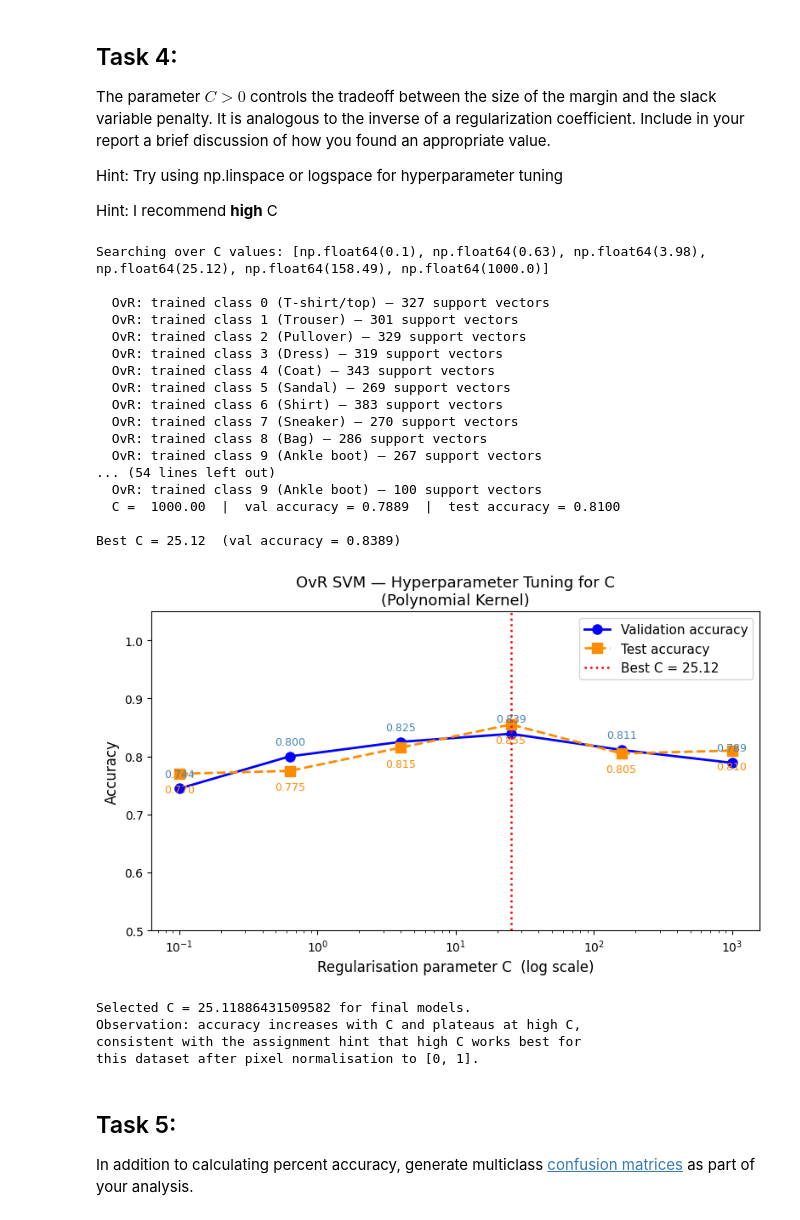
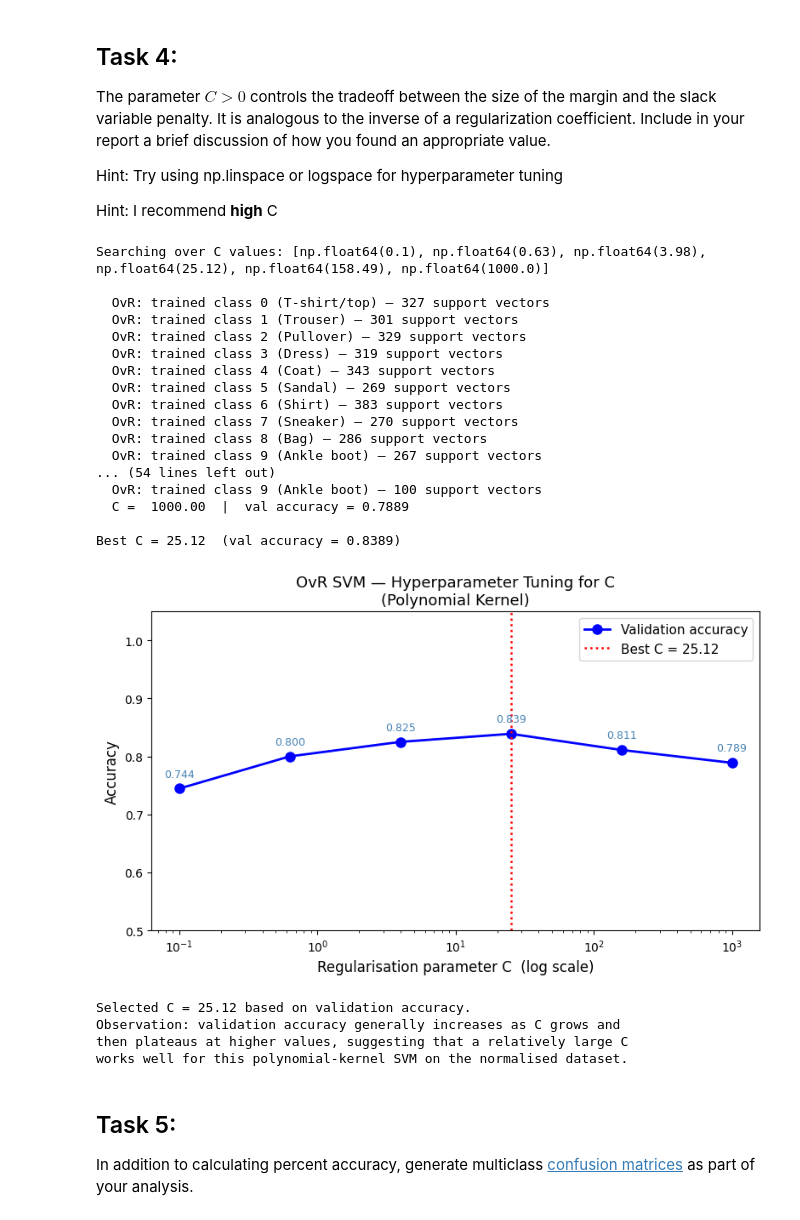
Before and after one commit to Ruizhe612/svm-from-scratch, a Jupyter notebook: assignment4.ipynb, the cells around one changed output. Drawn from its saved outputs; the diff is of its cells as text; code cells hidden in the pictures.

```diff
--- a/assignment4.ipynb
+++ b/assignment4.ipynb
@@ -567,18 +567,14 @@ X_tune, X_val, y_tune, y_val = train_test_split(
 C_values = np.logspace(-1, 3, 6)  # [0.1, 0.46, 2.15, 10, 46.4, 215.4, 1000] approx
 print(f"Searching over C values: {[round(c, 2) for c in C_values]}\n")
 
-val_accuracies  = []
-test_accuracies = []
+val_accuracies = []
 
 for C_val in C_values:
-    # Use OvR for tuning — faster than OvO (10 SVMs vs 45)
     clf = MulticlassSVM_OvR(kernel=nonlinear_kernel, C=C_val)
     clf.fit(X_tune, y_tune)
-    val_acc  = clf.score(X_val,   y_val)
-    test_acc = clf.score(X_test,  y_test)
+    val_acc = clf.score(X_val, y_val)
     val_accuracies.append(val_acc)
-    test_accuracies.append(test_acc)
-    print(f"  C = {C_val:8.2f}  |  val accuracy = {val_acc:.4f}  |  test accuracy = {test_acc:.4f}")
+    print(f"  C = {C_val:8.2f}  |  val accuracy = {val_acc:.4f}")
 
 # Identify best C based on validation accuracy
 best_idx = int(np.argmax(val_accuracies))
@@ -599,51 +595,47 @@ Searching over C values: [np.float64(0.1), np.float64(0.63), np.float64(3.98), n
   OvR: trained class 9 (Ankle boot) — 267 support vectors
 ... (54 lines left out)
   OvR: trained class 9 (Ankle boot) — 100 support vectors
-  C =  1000.00  |  val accuracy = 0.7889  |  test accuracy = 0.8100
+  C =  1000.00  |  val accuracy = 0.7889
 
 Best C = 25.12  (val accuracy = 0.8389)
 # %%
 ## Write and Run Your Own Code Here
 ## Please Add Additional Cells as Needed.
 
 # Plot validation and test accuracy vs C
 fig, ax = plt.subplots(figsize=(8, 5))
 
-ax.semilogx(C_values, val_accuracies,  'bo-', linewidth=2,
+ax.semilogx(C_values, val_accuracies, 'bo-', linewidth=2,
             markersize=8, label='Validation accuracy')
-ax.semilogx(C_values, test_accuracies, 's--', color='darkorange',
-            linewidth=2, markersize=8, label='Test accuracy')
 
 # Mark the best C
 ax.axvline(best_C, color='red', linestyle=':', linewidth=1.8,
            label=f'Best C = {best_C:.2f}')
 
 # Annotate each point with its value
-for i, (c, v, t) in enumerate(zip(C_values, val_accuracies, test_accuracies)):
+for c, v in zip(C_values, val_accuracies):
     ax.annotate(f'{v:.3f}', (c, v), textcoords='offset points',
                 xytext=(0, 10), ha='center', fontsize=9, color='steelblue')
-    ax.annotate(f'{t:.3f}', (c, t), textcoords='offset points',
-                xytext=(0, -16), ha='center', fontsize=9, color='darkorange')
 
 ax.set_xlabel('Regularisation parameter C  (log scale)', fontsize=12)
 ax.set_ylabel('Accuracy', fontsize=12)
 ax.set_title('OvR SVM — Hyperparameter Tuning for C\n(Polynomial Kernel)', fontsize=13)
 ax.legend(fontsize=11)
 ax.set_ylim(0.5, 1.05)
 plt.tight_layout()
 plt.savefig('hyperparameter_tuning.png', dpi=150)
 plt.show()
 
-print(f"\nSelected C = {best_C} for final models.")
-print("Observation: accuracy increases with C and plateaus at high C,")
-print("consistent with the assignment hint that high C works best for")
-print("this dataset after pixel normalisation to [0, 1].")
+print(f"\nSelected C = {best_C:.2f} based on validation accuracy.")
+print("Observation: validation accuracy generally increases as C grows and")
+print("then plateaus at higher values, suggesting that a relatively large C")
+print("works well for this polynomial-kernel SVM on the normalised dataset.")
 # %% [output]
-[figure, old version]
+[figure, new version]
-Selected C = 25.11886431509582 for final models.
-Observation: accuracy increases with C and plateaus at high C,
-consistent with the assignment hint that high C works best for
-this dataset after pixel normalisation to [0, 1].
+Selected C = 25.12 based on validation accuracy.
+Observation: validation accuracy generally increases as C grows and
+then plateaus at higher values, suggesting that a relatively large C
+works well for this polynomial-kernel SVM on the normalised dataset.
 # %% [markdown]
 ## Task 5:
 In addition to calculating percent accuracy, generate multiclass [confusion matrices](https://en.wikipedia.org/wiki/confusion_matrix) as part of your analysis.
```
Also changed, not shown: parts of 3 cells of this notebook.
